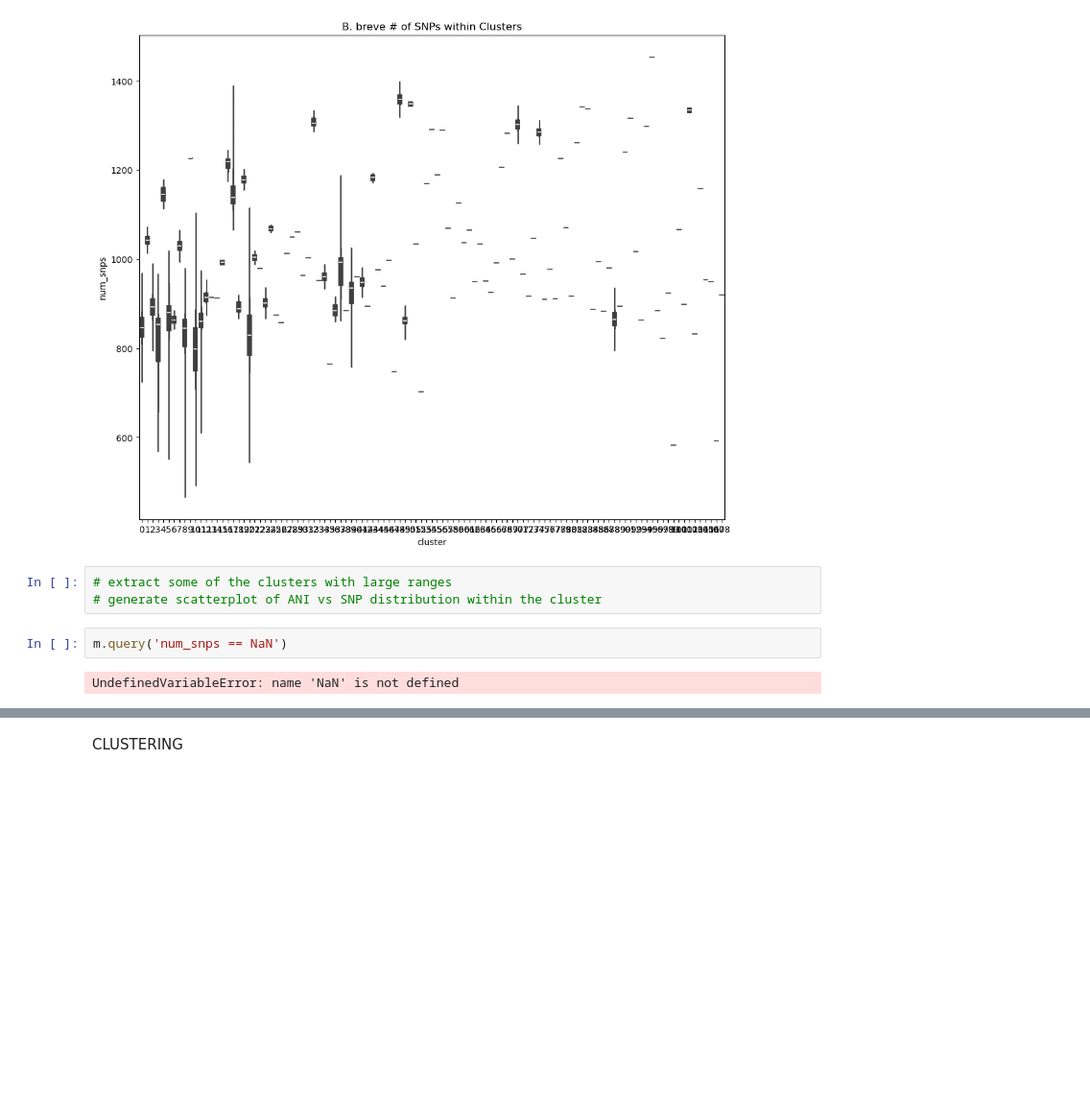
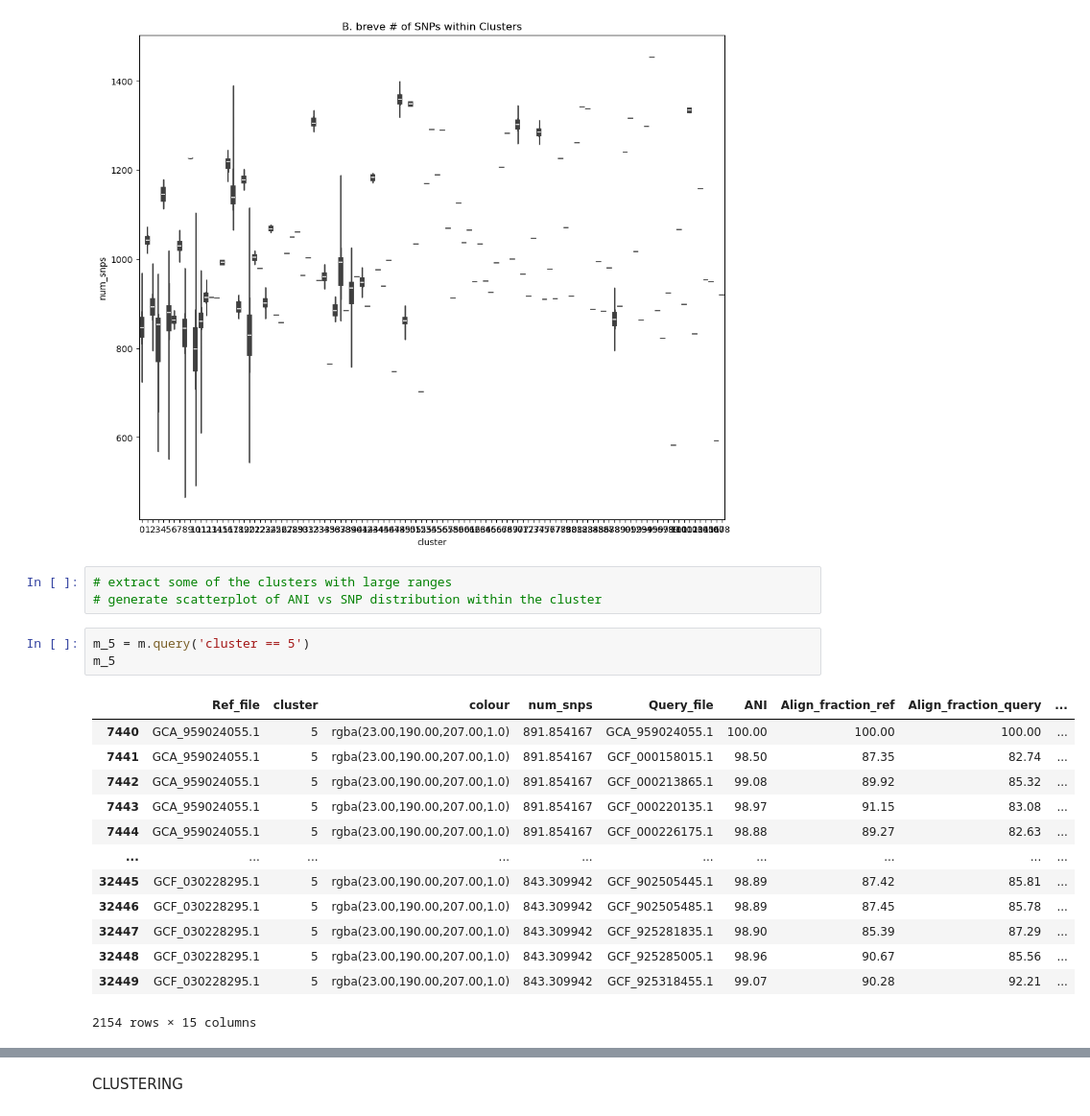
Before and after one commit to annaliese8/PopGenStats_Project, a Jupyter notebook: breve_tool_comparison.ipynb, the cells around one changed output, grey strips where cells are left out. Shown at 96% size. Drawn from its saved outputs; the diff is of its cells as text; blank space fills up the shorter version.

```diff
--- a/breve_tool_comparison.ipynb
+++ b/breve_tool_comparison.ipynb
@@ -647,7 +635,20 @@ Text(0.5, 1.0, 'B. breve # of SNPs within Clusters')
 # %%
 # extract some of the clusters with large ranges
 # generate scatterplot of ANI vs SNP distribution within the cluster
-# %%
-m.query('num_snps == NaN')
-# %% [output]
-UndefinedVariableError: name 'NaN' is not defined
+# %%
+m_5 = m.query('cluster == 5')
+m_5
+# %% [output]
+|  | Ref_file | cluster | colour | num_snps | Query_file | ANI | Align_fraction_ref | Align_fraction_query | ... |
+| 7440 | GCA_959024055.1 | 5 | rgba(23.00,190.00,207.00,1.0) | 891.854167 | GCA_959024055.1 | 100.00 | 100.00 | 100.00 | ... |
+| 7441 | GCA_959024055.1 | 5 | rgba(23.00,190.00,207.00,1.0) | 891.854167 | GCF_000158015.1 | 98.50 | 87.35 | 82.74 | ... |
+| 7442 | GCA_959024055.1 | 5 | rgba(23.00,190.00,207.00,1.0) | 891.854167 | GCF_000213865.1 | 99.08 | 89.92 | 85.32 | ... |
+| 7443 | GCA_959024055.1 | 5 | rgba(23.00,190.00,207.00,1.0) | 891.854167 | GCF_000220135.1 | 98.97 | 91.15 | 83.08 | ... |
+| 7444 | GCA_959024055.1 | 5 | rgba(23.00,190.00,207.00,1.0) | 891.854167 | GCF_000226175.1 | 98.88 | 89.27 | 82.63 | ... |
+| ... | ... | ... | ... | ... | ... | ... | ... | ... | ... |
+| 32445 | GCF_030228295.1 | 5 | rgba(23.00,190.00,207.00,1.0) | 843.309942 | GCF_902505445.1 | 98.89 | 87.42 | 85.81 | ... |
+| 32446 | GCF_030228295.1 | 5 | rgba(23.00,190.00,207.00,1.0) | 843.309942 | GCF_902505485.1 | 98.89 | 87.45 | 85.78 | ... |
+| 32447 | GCF_030228295.1 | 5 | rgba(23.00,190.00,207.00,1.0) | 843.309942 | GCF_925281835.1 | 98.90 | 85.39 | 87.29 | ... |
+| 32448 | GCF_030228295.1 | 5 | rgba(23.00,190.00,207.00,1.0) | 843.309942 | GCF_925285005.1 | 98.96 | 90.67 | 85.56 | ... |
+| 32449 | GCF_030228295.1 | 5 | rgba(23.00,190.00,207.00,1.0) | 843.309942 | GCF_925318455.1 | 99.07 | 90.28 | 92.21 | ... |
+2154 rows × 15 columns
```
Also changed, not shown: parts of 8 cells of this notebook, 1 other file.
